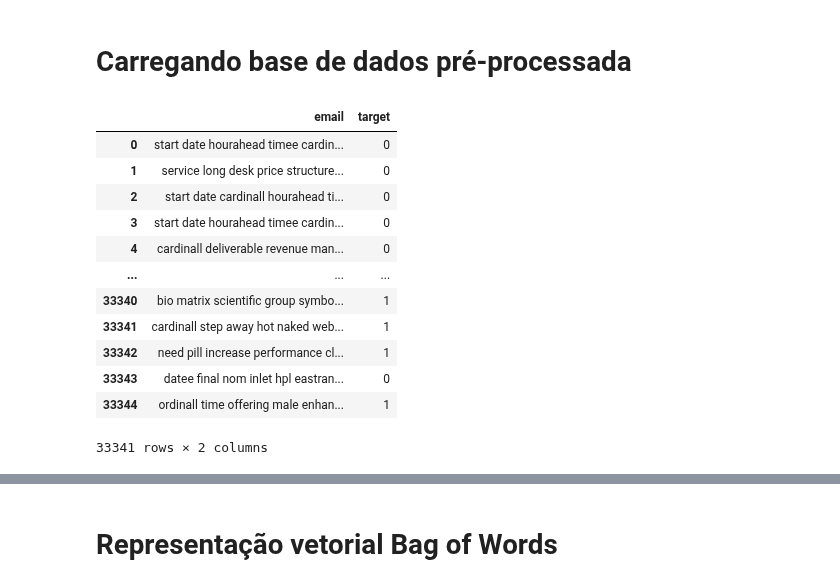
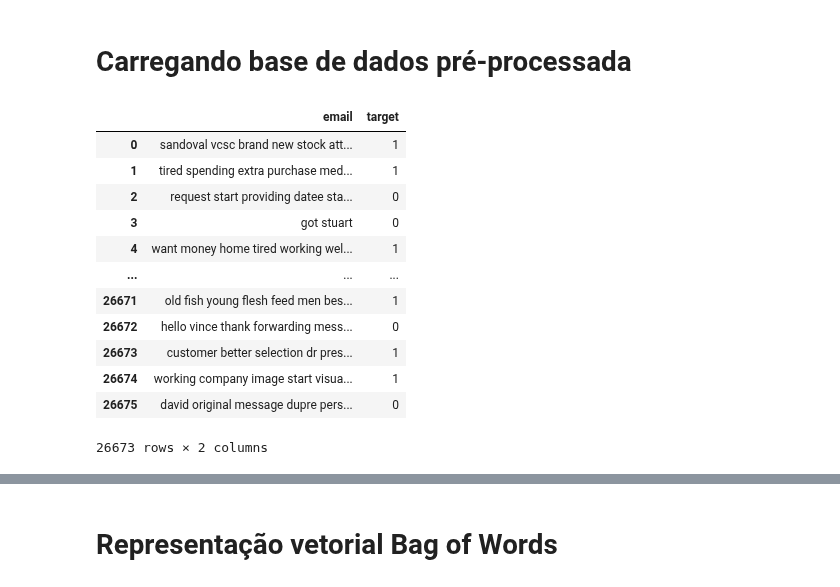
Before and after one commit to PlayerGhost/ciencia_de_dados_data_analysis, a Jupyter notebook: modelos/MLP/email_classification_BagOfWords.ipynb, the cells around one changed output, grey strips where cells are left out. Cells and saved outputs as stored; diff of their text form; code cells hidden in the pictures.

```diff
--- a/modelos/MLP/email_classification_BagOfWords.ipynb
+++ b/modelos/MLP/email_classification_BagOfWords.ipynb
@@ -14,23 +14,23 @@ import seaborn as sns
 # %% [markdown]
 # Carregando base de dados  pré-processada
 # %%
-database = pd.read_csv("../../Database/dataBaseWithNER.csv")
+trainSet = pd.read_csv("../../Database/emailsTrainSet.csv")
+trainSet = trainSet.drop(columns=["Unnamed: 0"])
+trainSet = trainSet.dropna()
+trainTarget = trainSet["target"].array
 
-database = database.drop(columns=["Unnamed: 0"])
-database = database.dropna()
-target = database["target"].array
-database
+trainSet
 # %% [output]
 |  | email | target |
-| 0 | start date hourahead timee cardin... | 0 |
-| 1 | service long desk price structure... | 0 |
-| 2 | start date cardinall hourahead ti... | 0 |
-| 3 | start date hourahead timee cardin... | 0 |
-| 4 | cardinall deliverable revenue man... | 0 |
+| 0 | sandoval vcsc brand new stock att... | 1 |
+| 1 | tired spending extra purchase med... | 1 |
+| 2 | request start providing datee sta... | 0 |
+| 3 | got stuart | 0 |
+| 4 | want money home tired working wel... | 1 |
 | ... | ... | ... |
-| 33340 | bio matrix scientific group symbo... | 1 |
-| 33341 | cardinall step away hot naked web... | 1 |
-| 33342 | need pill increase performance cl... | 1 |
-| 33343 | datee final nom inlet hpl eastran... | 0 |
-| 33344 | ordinall time offering male enhan... | 1 |
+| 26671 | old fish young flesh feed men bes... | 1 |
+| 26672 | hello vince thank forwarding mess... | 0 |
+| 26673 | customer better selection dr pres... | 1 |
+| 26674 | working company image start visua... | 1 |
+| 26675 | david original message dupre pers... | 0 |
-33341 rows × 2 columns
+26673 rows × 2 columns
```
Also changed, not shown: parts of 17 cells of this notebook, 8 other files.
